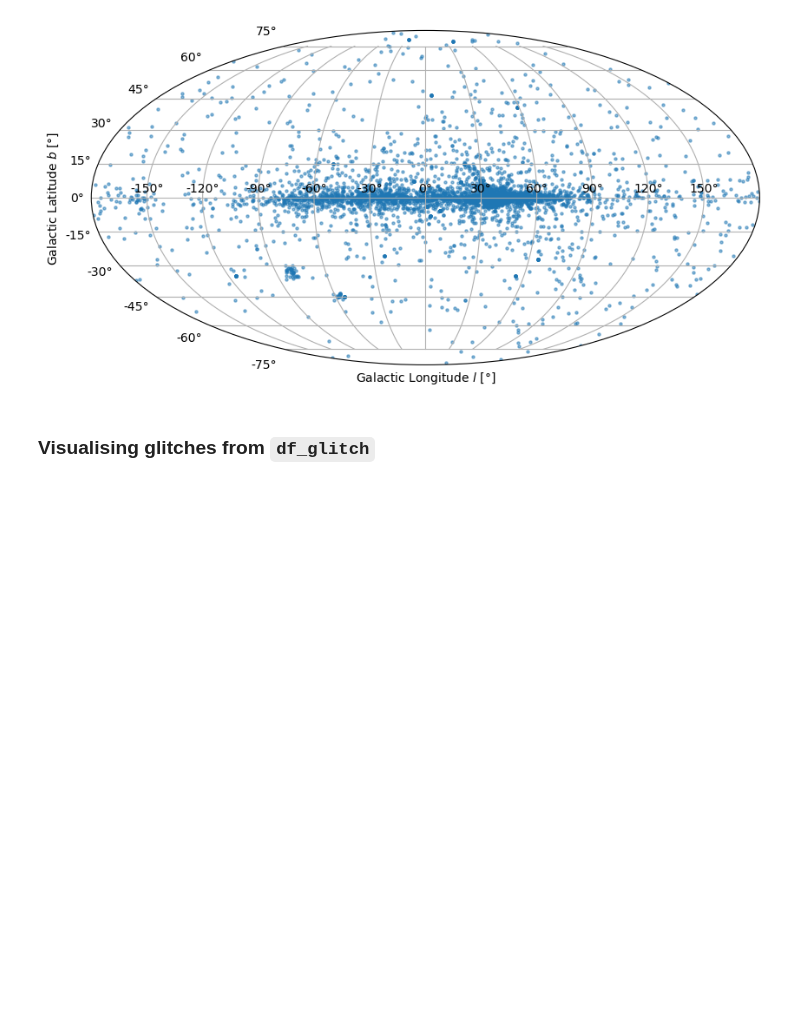
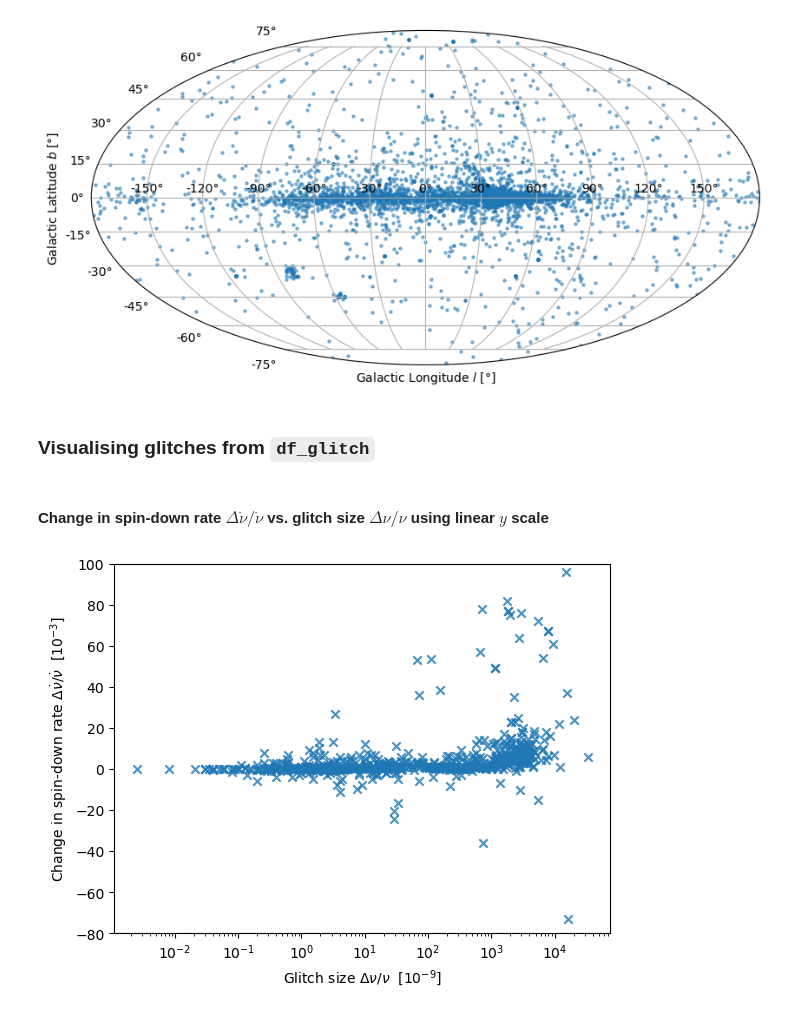
Before and after one commit to garvinyim/glitch_tools, a Jupyter notebook: analysis.ipynb, the cells around one changed output. Saved outputs shown, nothing was run; the diff lists cells and outputs as text; code cells hidden in the pictures; blank space fills up the shorter version.

Commit message:
Created visualisations for glitches in df_glitch

```diff
--- a/analysis.ipynb
+++ b/analysis.ipynb
@@ -1236,3 +1236,16 @@ plt.show()
 [figure]
 # %% [markdown]
 ### Visualising glitches from `df_glitch`
+# %% [markdown]
+#### Change in spin-down rate $\Delta\dot{\nu} / \dot{\nu}$ vs. glitch size $\Delta\nu / \nu$ using linear $y$ scale
+# %%
+x = df_glitch['dF_F']
+y = df_glitch['dF1_F1']
+plt.scatter(x, y, marker = 'x', alpha = 0.8)
+plt.xlabel(r'Glitch size $\Delta\nu / \nu$  [10$^{-9}$]')
+plt.ylabel(r'Change in spin-down rate $\Delta\dot{\nu} / \dot{\nu}$  [10$^{-3}$]')
+plt.xscale('log')
+plt.ylim(-80, 100)
+plt.show()
+# %% [output]
+[figure, added]
```
Also changed, not shown: parts of 16 cells of this notebook.
